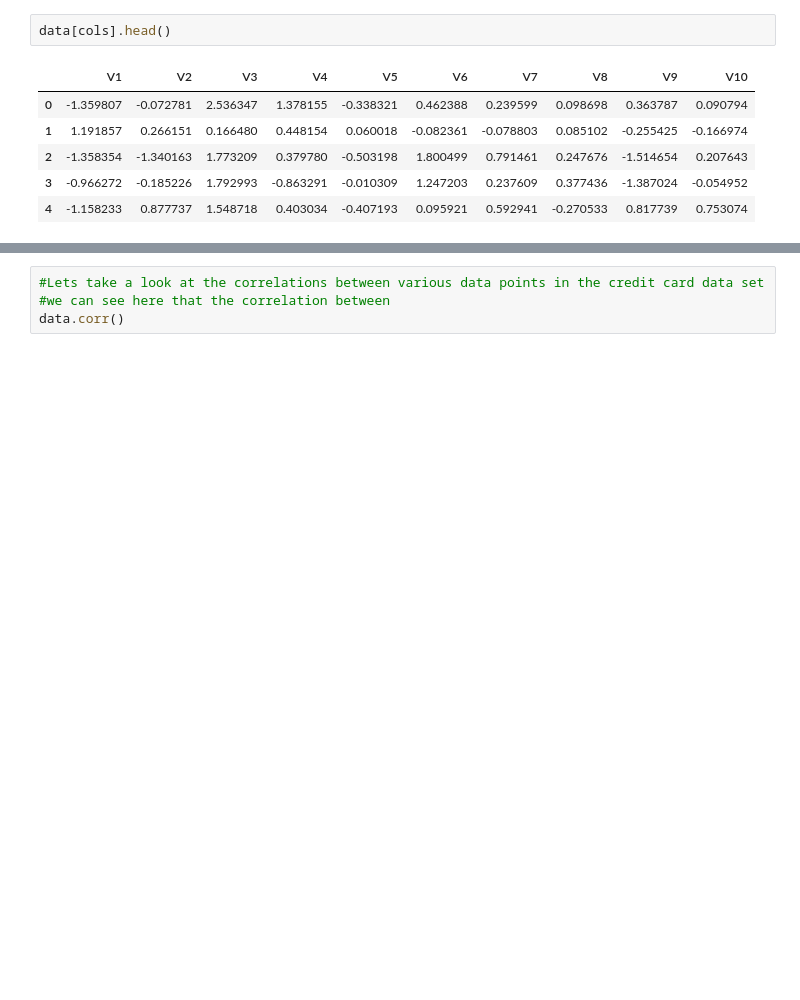
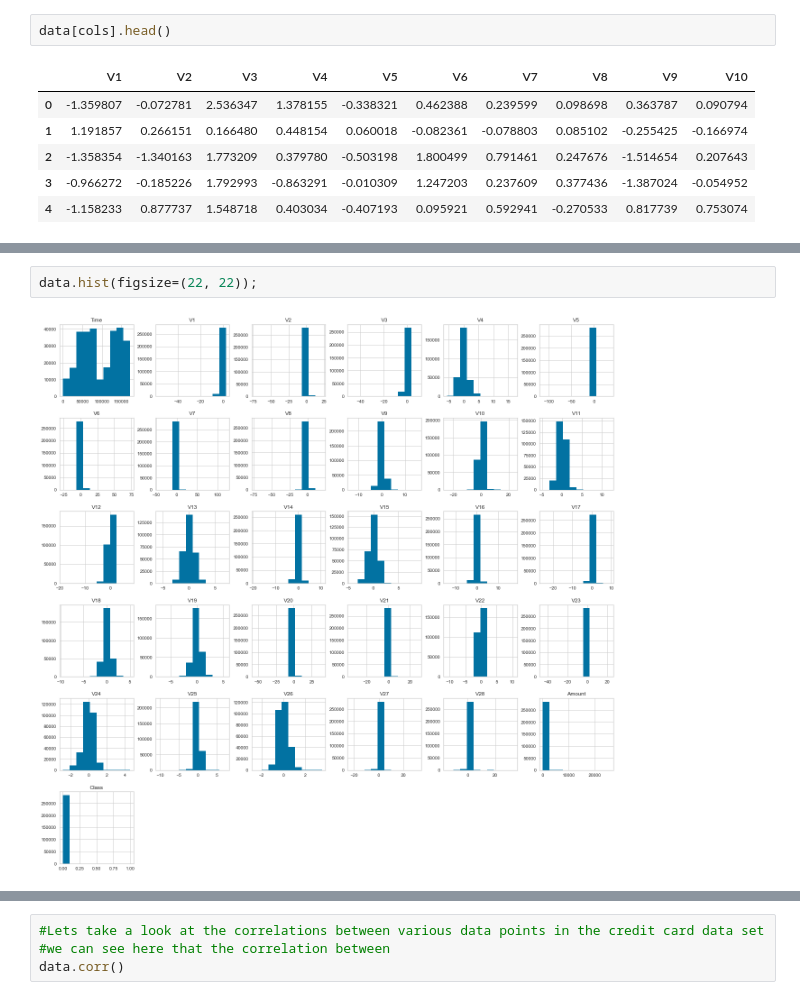
Before and after one commit to Maria1709/Creditcard-fraud2, a Jupyter notebook: Untitled.ipynb, the cells around one changed output, grey strips where cells are left out. Drawn from its saved outputs; the diff is of its cells as text; blank space fills up the shorter version.

```diff
--- a/Untitled.ipynb
+++ b/Untitled.ipynb
@@ -115,0 +196,4 @@ data[cols].head()
+# %%
+data.hist(figsize=(22, 22));
+# %% [output]
+[figure, added]
```
Also changed, not shown: parts of 34 cells of this notebook, 1 other file.
